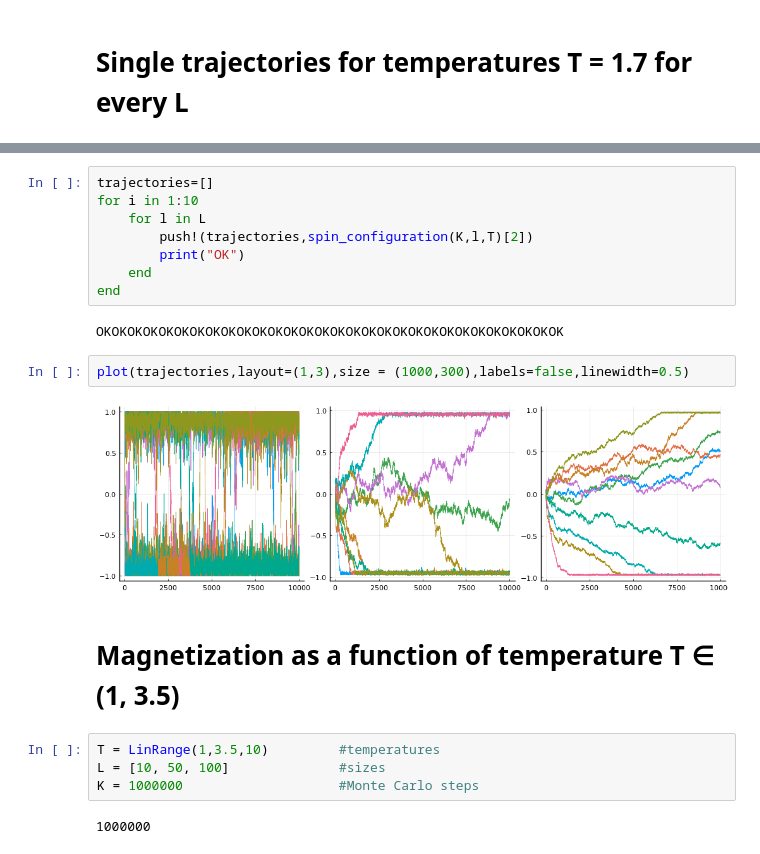
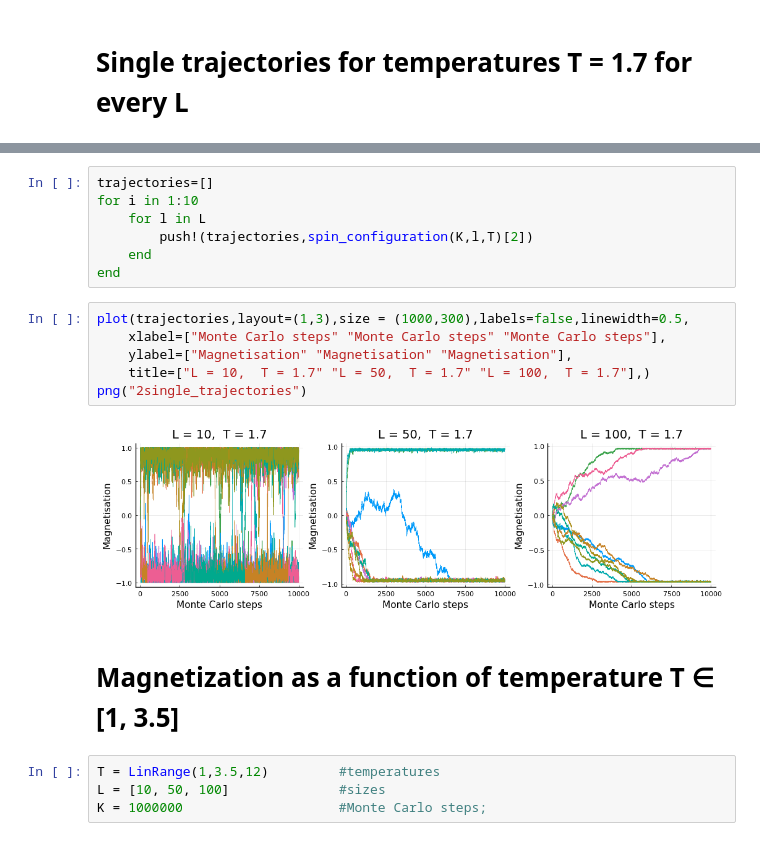
Before and after one commit to zlekoty/Ising_Model, a Jupyter notebook: ising_julia.ipynb, the cells around one changed output, grey strips where cells are left out. Saved outputs shown, nothing was run; the diff lists cells and outputs as text.

```diff
--- a/ising_julia.ipynb
+++ b/ising_julia.ipynb
@@ -141,22 +146,21 @@ trajectories=[]
 for i in 1:10
     for l in L
         push!(trajectories,spin_configuration(K,l,T)[2])
-        print("OK")
     end
 end
-# %% [output]
-OKOKOKOKOKOKOKOKOKOKOKOKOKOKOKOKOKOKOKOKOKOKOKOKOKOKOKOKOKOK
-# %%
-plot(trajectories,layout=(1,3),size = (1000,300),labels=false,linewidth=0.5)
-# %% [output]
-[figure, removed]
+# %%
+plot(trajectories,layout=(1,3),size = (1000,300),labels=false,linewidth=0.5,
+    xlabel=["Monte Carlo steps" "Monte Carlo steps" "Monte Carlo steps"],
+    ylabel=["Magnetisation" "Magnetisation" "Magnetisation"],
+    title=["L = 10,  T = 1.7" "L = 50,  T = 1.7" "L = 100,  T = 1.7"],)
+png("2single_trajectories")
+# %% [output]
+[figure, added]
 # %% [markdown]
- # Magnetization as a function of temperature  T ∈ (1, 3.5)
+ # Magnetization as a function of temperature  T ∈ [1, 3.5]
 # %%
-T = LinRange(1,3.5,10)         #temperatures
+T = LinRange(1,3.5,12)         #temperatures
 L = [10, 50, 100]              #sizes
-K = 1000000                    #Monte Carlo steps
+K = 1000000                    #Monte Carlo steps;
-# %% [output]
-1000000
 # %%
 # collecting magnetisation data
```
Also changed, not shown: parts of 17 cells of this notebook.
